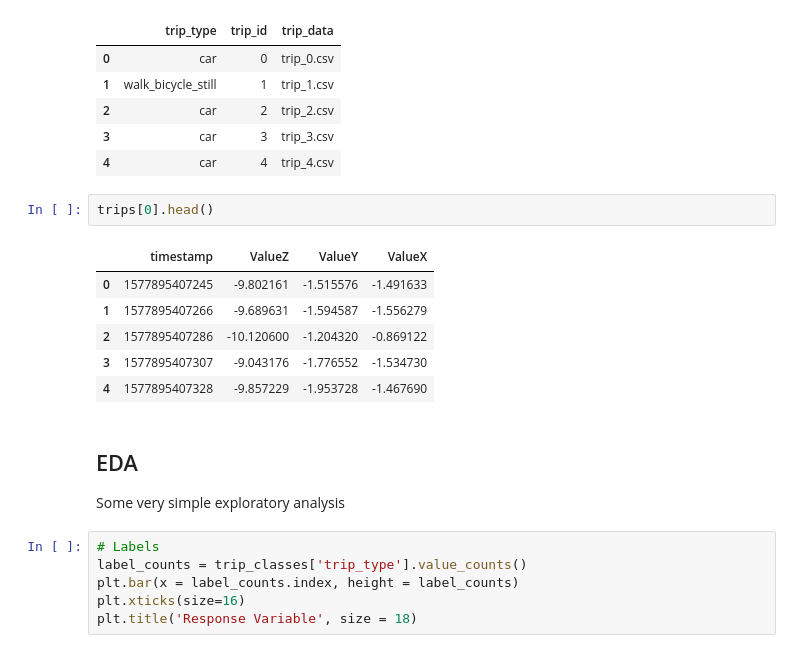
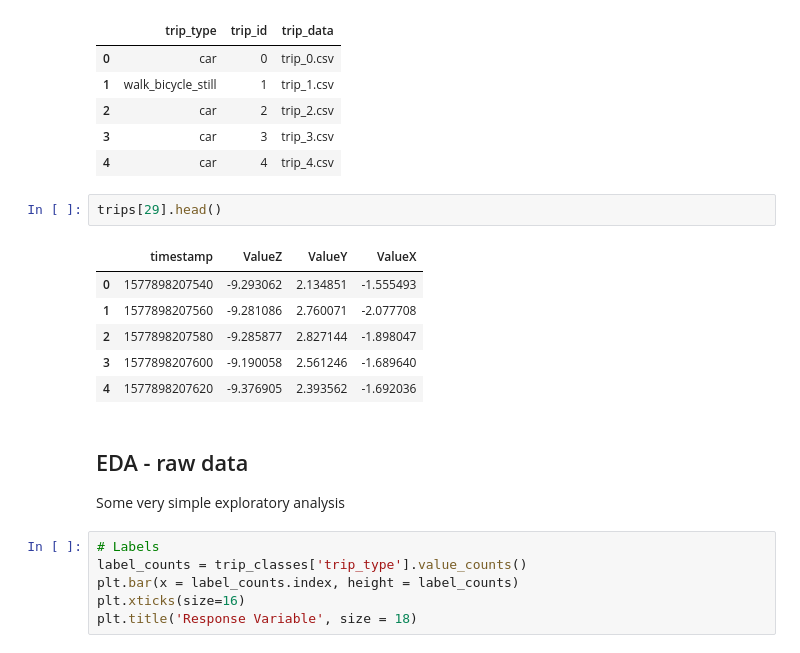
Before and after one commit to dolmas1/zego_telematics, a Jupyter notebook: sam_dolman_analysis.ipynb, the cells around one changed output. Cells and saved outputs as stored; diff of their text form.

```diff
--- a/sam_dolman_analysis.ipynb
+++ b/sam_dolman_analysis.ipynb
@@ -61,16 +65,16 @@ trip_classes.head()
 | 3 | car | 3 | trip_3.csv |
 | 4 | car | 4 | trip_4.csv |
 # %%
-trips[0].head()
+trips[29].head()
 # %% [output]
 |  | timestamp | ValueZ | ValueY | ValueX |
-| 0 | 1577895407245 | -9.802161 | -1.515576 | -1.491633 |
-| 1 | 1577895407266 | -9.689631 | -1.594587 | -1.556279 |
-| 2 | 1577895407286 | -10.120600 | -1.204320 | -0.869122 |
-| 3 | 1577895407307 | -9.043176 | -1.776552 | -1.534730 |
-| 4 | 1577895407328 | -9.857229 | -1.953728 | -1.467690 |
+| 0 | 1577898207540 | -9.293062 | 2.134851 | -1.555493 |
+| 1 | 1577898207560 | -9.281086 | 2.760071 | -2.077708 |
+| 2 | 1577898207580 | -9.285877 | 2.827144 | -1.898047 |
+| 3 | 1577898207600 | -9.190058 | 2.561246 | -1.689640 |
+| 4 | 1577898207620 | -9.376905 | 2.393562 | -1.692036 |
 # %% [markdown]
-## EDA
+## EDA - raw data
 
 Some very simple exploratory analysis
 # %%
```
Also changed, not shown: parts of 22 cells of this notebook.
